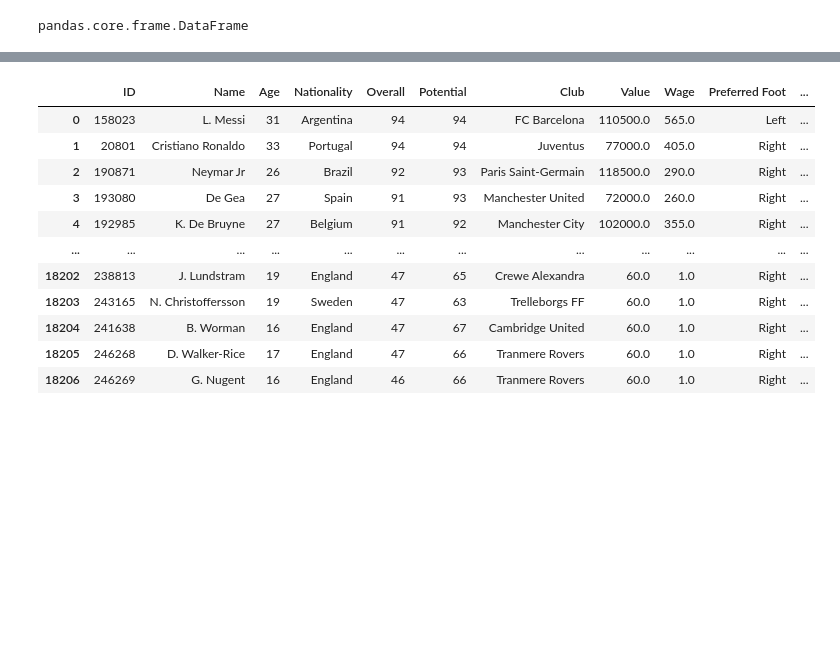
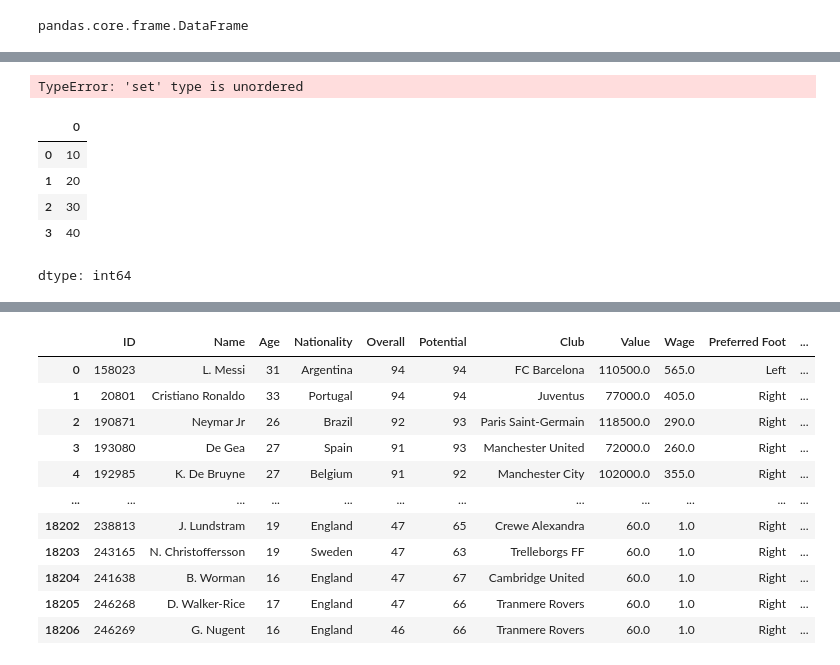
Before and after one commit to Aarya-Musale/Python, a Jupyter notebook: DS_pandas_.ipynb, the cells around one changed output, grey strips where cells are left out. Cells and saved outputs as stored; diff of their text form; code cells hidden in the pictures; blank space fills up the shorter version.

```diff
--- a/DS_pandas_.ipynb
+++ b/DS_pandas_.ipynb
@@ -65,0 +147,27 @@ dtype: object
+# %%
+# Series Using set
+
+set1 = {10,20,30,40}
+s = pd.Series(set1)
+print(s)
+# %% [output]
+TypeError: 'set' type is unordered
+# %%
+set1 = {10,20,30,40}
+s = pd.Series(sorted(set1))
+s
+
+# DataFrame using set
+set1 = {10,20,30,40}
+df = pd.DataFrame(sorted(set1))
+print(df)
+
+df = pd.DataFrame([[{10,20,30,40}]])
+df
+# %% [output]
+|  | 0 |
+| 0 | 10 |
+| 1 | 20 |
+| 2 | 30 |
+| 3 | 40 |
+dtype: int64
```
Also changed, not shown: parts of 5 cells of this notebook.
